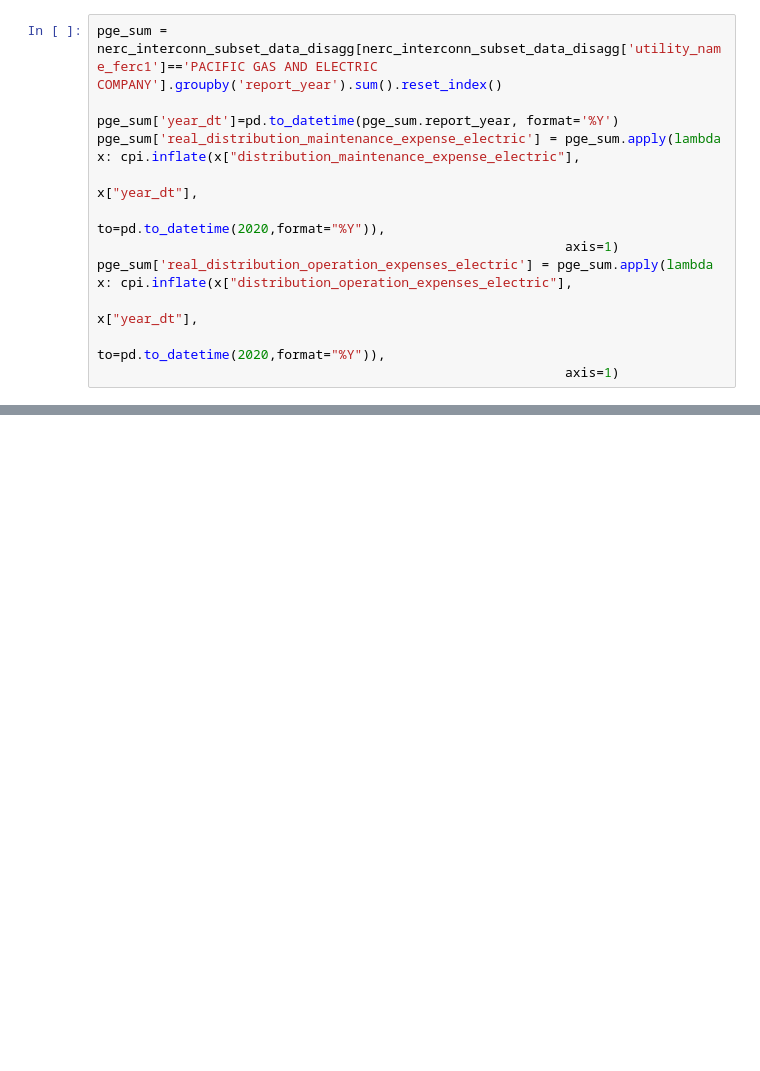
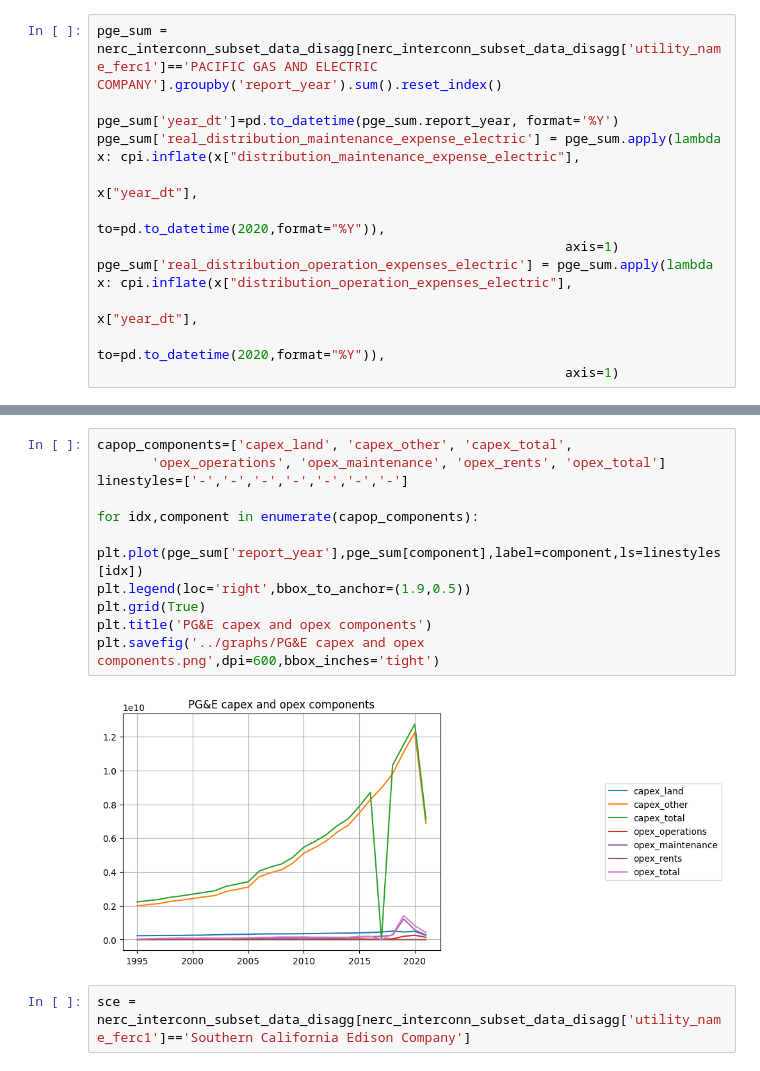
Before and after one commit to rayansud/UtilExpenses, a Jupyter notebook: code/analysis.ipynb, the cells around one changed output, grey strips where cells are left out. Saved outputs shown, nothing was run; the diff lists cells and outputs as text; blank space fills up the shorter version.

```diff
--- a/code/analysis.ipynb
+++ b/code/analysis.ipynb
@@ -460,0 +461,15 @@ plt.savefig('../graphs/PG&E Distribution Maintenance Expenses.png',dpi=600,bbox_
+# %%
+capop_components=['capex_land', 'capex_other', 'capex_total',
+       'opex_operations', 'opex_maintenance', 'opex_rents', 'opex_total']
+linestyles=['-','-','-','-','-','-','-']
+
+for idx,component in enumerate(capop_components):
+    plt.plot(pge_sum['report_year'],pge_sum[component],label=component,ls=linestyles[idx])
+plt.legend(loc='right',bbox_to_anchor=(1.9,0.5))
+plt.grid(True)
+plt.title('PG&E capex and opex components')
+plt.savefig('../graphs/PG&E capex and opex components.png',dpi=600,bbox_inches='tight')
+# %% [output]
+[figure, added]
+# %%
+sce = nerc_interconn_subset_data_disagg[nerc_interconn_subset_data_disagg['utility_name_ferc1']=='Southern California Edison Company']
```
Also changed, not shown: parts of 9 cells of this notebook, 9 other files.
